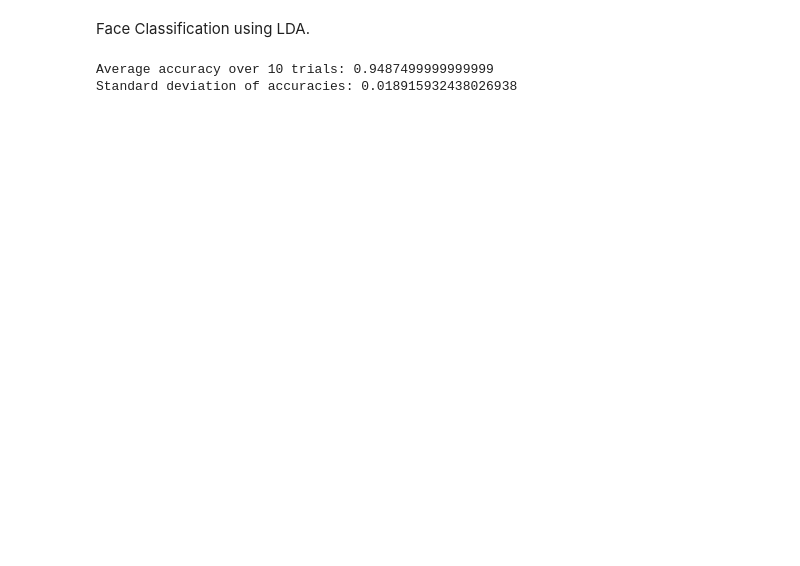
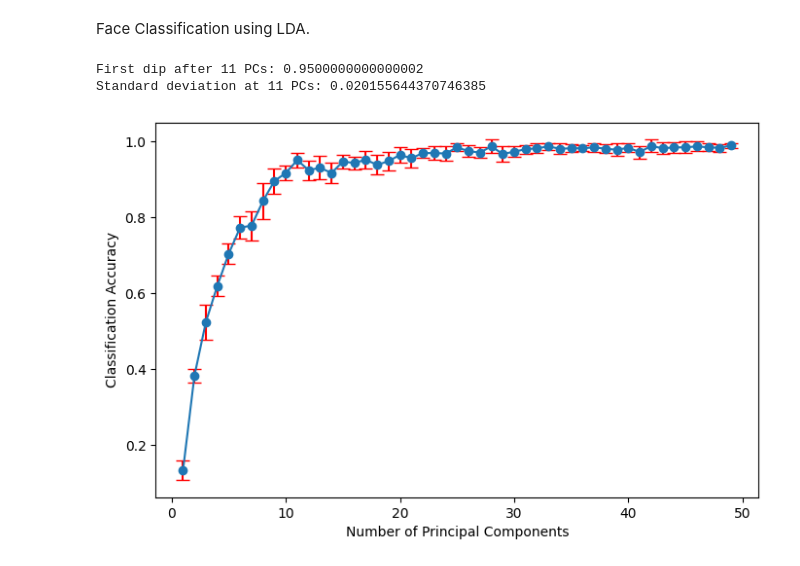
Before and after one commit to anuraglamsal/qf_project_4, a Jupyter notebook: proj_4.ipynb, the cells around one changed output. Saved outputs shown, nothing was run; the diff lists cells and outputs as text; code cells hidden in the pictures; blank space fills up the shorter version.

```diff
--- a/proj_4.ipynb
+++ b/proj_4.ipynb
@@ -347,39 +367,59 @@ Face Classification using LDA.
 # %%
 np.random.seed(7)
 
 # LDA for classification of face images alone.
 num_trials = 10
-accuracies = []
-average_accuracy = 0
+accuracy_results = {}
+print_flag = True
 
+for pc in range(1, 50):
+    average_accuracy = 0
+    accuracies = []
+    for i in range(num_trials):
+        face_train_img, face_train_labels, face_test_img, face_test_labels = random_split_face(40, 8, face_images, face_labels)
 
-for i in range(num_trials):
-    face_train_img, face_train_labels, face_test_img, face_test_labels = random_split_face(40, 8, face_images, face_labels)
+        train_mean = np.mean(face_train_img, axis = 1, keepdims = True)
+        face_train_centered = face_train_img - train_mean
+        face_test_centered = face_test_img - train_mean
 
-    train_mean = np.mean(face_train_img, axis = 1, keepdims = True)
-    face_train_centered = face_train_img - train_mean
-    face_test_centered = face_test_img - train_mean
+        U, S, _ = np.linalg.svd(face_train_centered, full_matrices = False)
 
-    U, S, _ = np.linalg.svd(face_train_centered, full_matrices = False)
+        with np.errstate(over = 'ignore', divide = 'ignore', invalid = 'ignore'):
+            # representation of face images in the PCA basis.
+            face_train_rep = (U.T)[0:pc, :] @ face_train_centered
+            face_test_rep = (U.T)[0:pc, :] @ face_test_centered
 
-    with np.errstate(over = 'ignore', divide = 'ignore', invalid = 'ignore'):
-        # representation of face images in the PCA basis.
-        face_train_rep = (U.T)[0:15, :] @ face_train_centered
-        face_test_rep = (U.T)[0:15, :] @ face_test_centered
+        """# basis expansion
+        face_train_feat = np.concatenate((face_train_rep, face_train_rep ** 2), axis = 0)
+        face_test_feat = np.concatenate((face_test_rep, face_test_rep ** 2), axis = 0)"""
 
-    # basis expansion
-    face_train_feat = np.concatenate((face_train_rep, face_train_rep ** 2), axis = 0)
-    face_test_feat = np.concatenate((face_test_rep, face_test_rep ** 2), axis = 0)
+        with np.errstate(over = 'ignore', divide = 'ignore', invalid = 'ignore'):
+            # Performing LDA.
+            accuracy = LDA(face_train_rep, face_train_labels, face_test_rep, face_test_labels)
 
-    # Performing LDA.
-    accuracy = LDA(face_train_feat, face_train_labels, face_test_feat, face_test_labels)
+        accuracies.append(accuracy)
+        average_accuracy += accuracy
 
-    accuracies.append(accuracy)
-    average_accuracy += accuracy
+    average_accuracy /= num_trials
+    accuracy_results[pc] = (average_accuracy, np.std(accuracies))
 
-average_accuracy /= num_trials
-print(f"Average accuracy over {num_trials} trials: {average_accuracy}")
-print(f"Standard deviation of accuracies: {np.std(accuracies)}")
+    # print the accuracy and std when the first dip occurs.
+    if pc > 1 and accuracy_results[pc][0] < accuracy_results[pc - 1][0] and print_flag:
+        print(f"First dip after {pc - 1} PCs: {accuracy_results[pc - 1][0]}")
+        print(f"Standard deviation at {pc - 1} PCs: {accuracy_results[pc - 1][1]}")
+        print_flag = False
+
+# plotting accuracy vs number of pcs
+pcs = list(accuracy_results.keys())
+mean_accuracies = [result[0] for result in accuracy_results.values()]
+std_accuracies = [result[1] for result in accuracy_results.values()]
+
+plt.figure(figsize = (8, 5))
+plt.errorbar(pcs, mean_accuracies, yerr = std_accuracies, fmt = '-o', ecolor = 'red', capsize = 5)
+plt.xlabel('Number of Principal Components')
+plt.ylabel('Classification Accuracy')
+plt.show()
 # %% [output]
-Average accuracy over 10 trials: 0.9487499999999999
-Standard deviation of accuracies: 0.018915932438026938
+First dip after 11 PCs: 0.9500000000000002
+Standard deviation at 11 PCs: 0.020155644370746385
+[figure, added]
```
Also changed, not shown: parts of 8 cells of this notebook, 6 other files.
